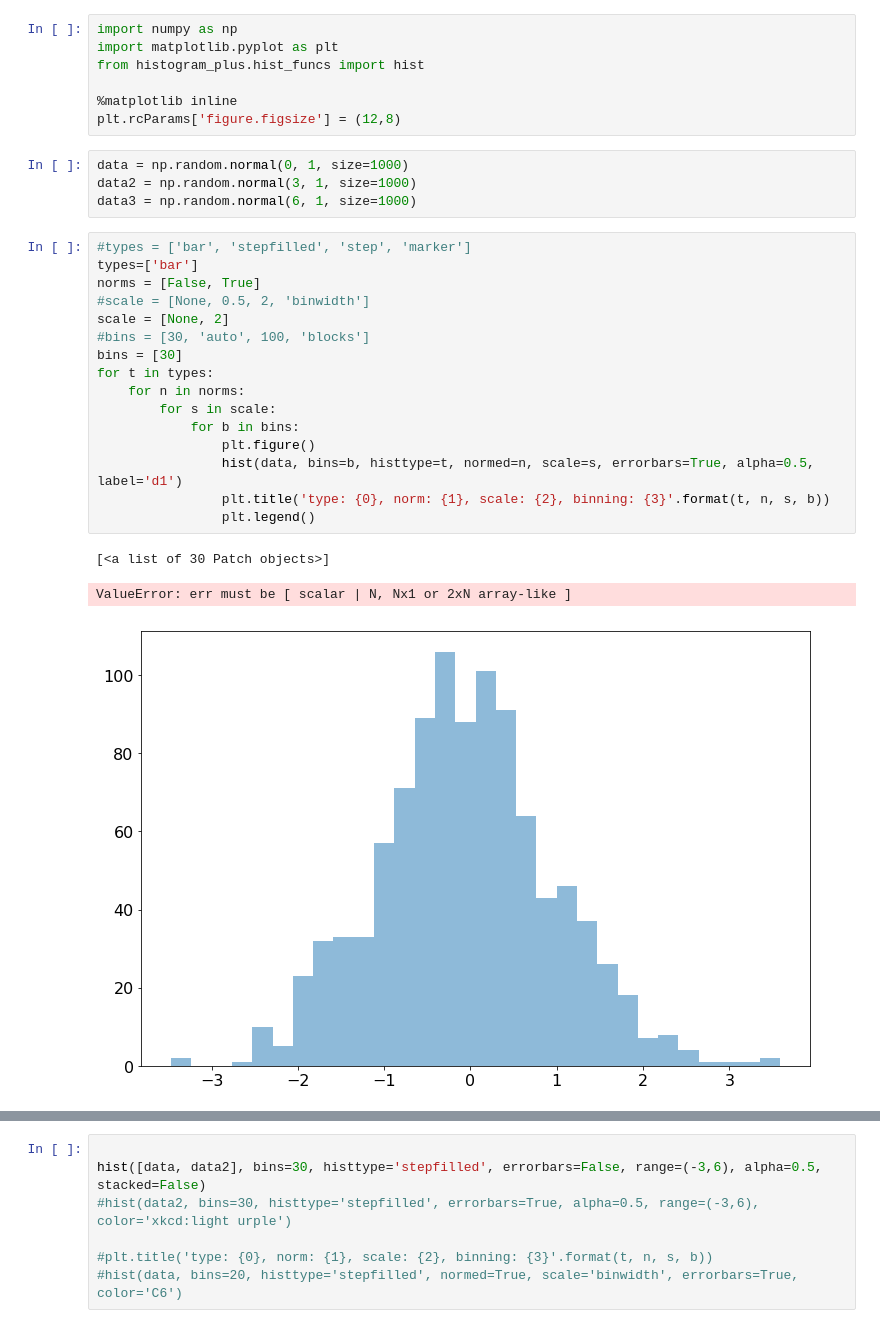
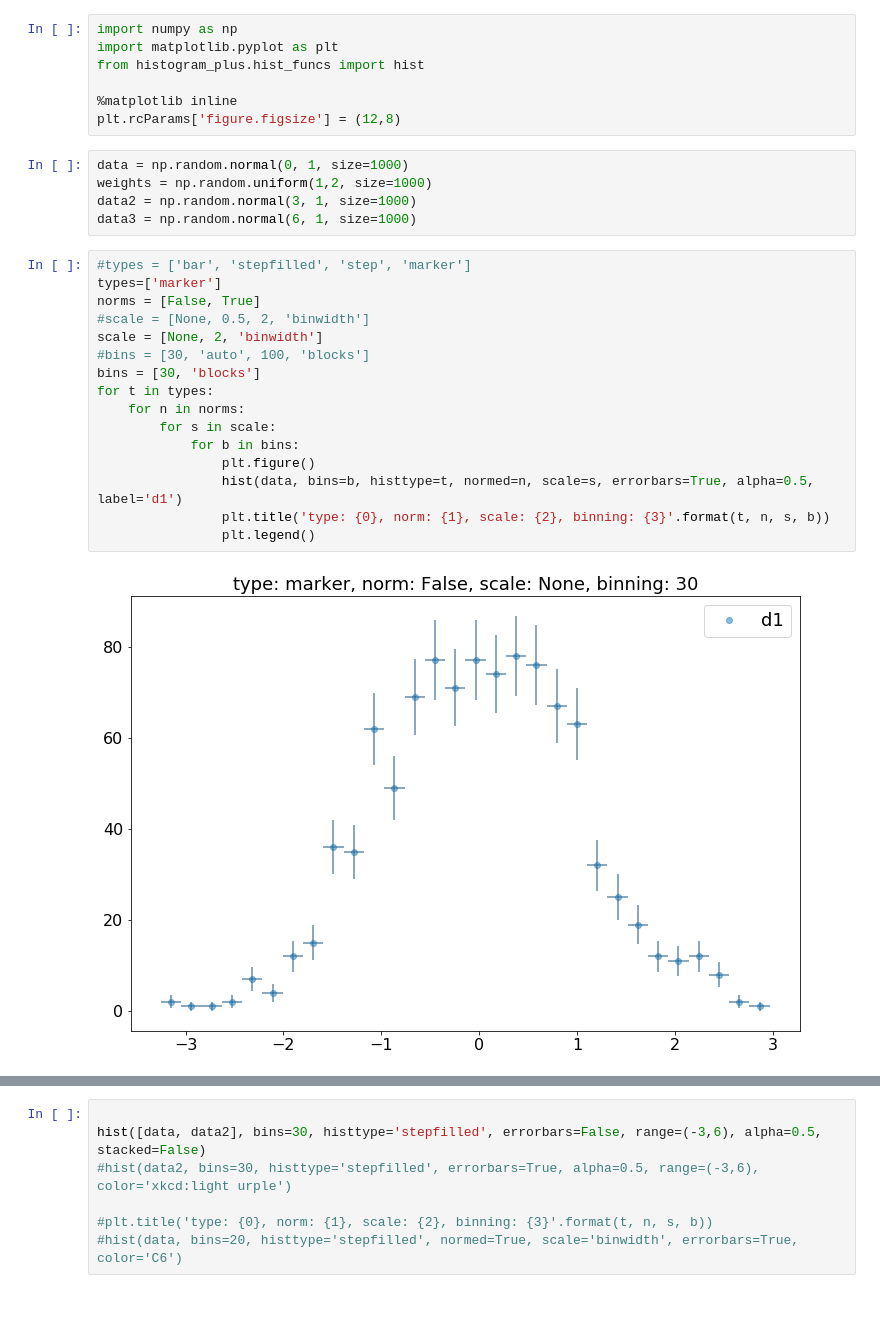
Before and after one commit to pollackscience/histogram_plus, a Jupyter notebook: scripts/hist_plus.ipynb, the cells around one changed output, grey strips where cells are left out. Cells and saved outputs as stored; diff of their text form.

Commit message:
basic functionality is back with class impl, weights and stack still w.i.p.

```diff
--- a/scripts/hist_plus.ipynb
+++ b/scripts/hist_plus.ipynb
@@ -7,25 +7,24 @@ from histogram_plus.hist_funcs import hist
 plt.rcParams['figure.figsize'] = (12,8)
 # %%
 data = np.random.normal(0, 1, size=1000)
+weights = np.random.uniform(1,2, size=1000)
 data2 = np.random.normal(3, 1, size=1000)
 data3 = np.random.normal(6, 1, size=1000)
 # %%
 #types = ['bar', 'stepfilled', 'step', 'marker']
-types=['bar']
+types=['marker']
 norms = [False, True]
 #scale = [None, 0.5, 2, 'binwidth']
-scale = [None, 2]
+scale = [None, 2, 'binwidth']
 #bins = [30, 'auto', 100, 'blocks']
-bins = [30]
+bins = [30, 'blocks']
 for t in types:
     for n in norms:
         for s in scale:
             for b in bins:
                 plt.figure()
                 hist(data, bins=b, histtype=t, normed=n, scale=s, errorbars=True, alpha=0.5, label='d1')
                 plt.title('type: {0}, norm: {1}, scale: {2}, binning: {3}'.format(t, n, s, b))
                 plt.legend()
 # %% [output]
-[<a list of 30 Patch objects>]
-ValueError: err must be [ scalar | N, Nx1 or 2xN array-like ]
-[figure, old version]
+[figure, new version]
```
Also changed, not shown: parts of 1 cell of this notebook, 1 other file.
